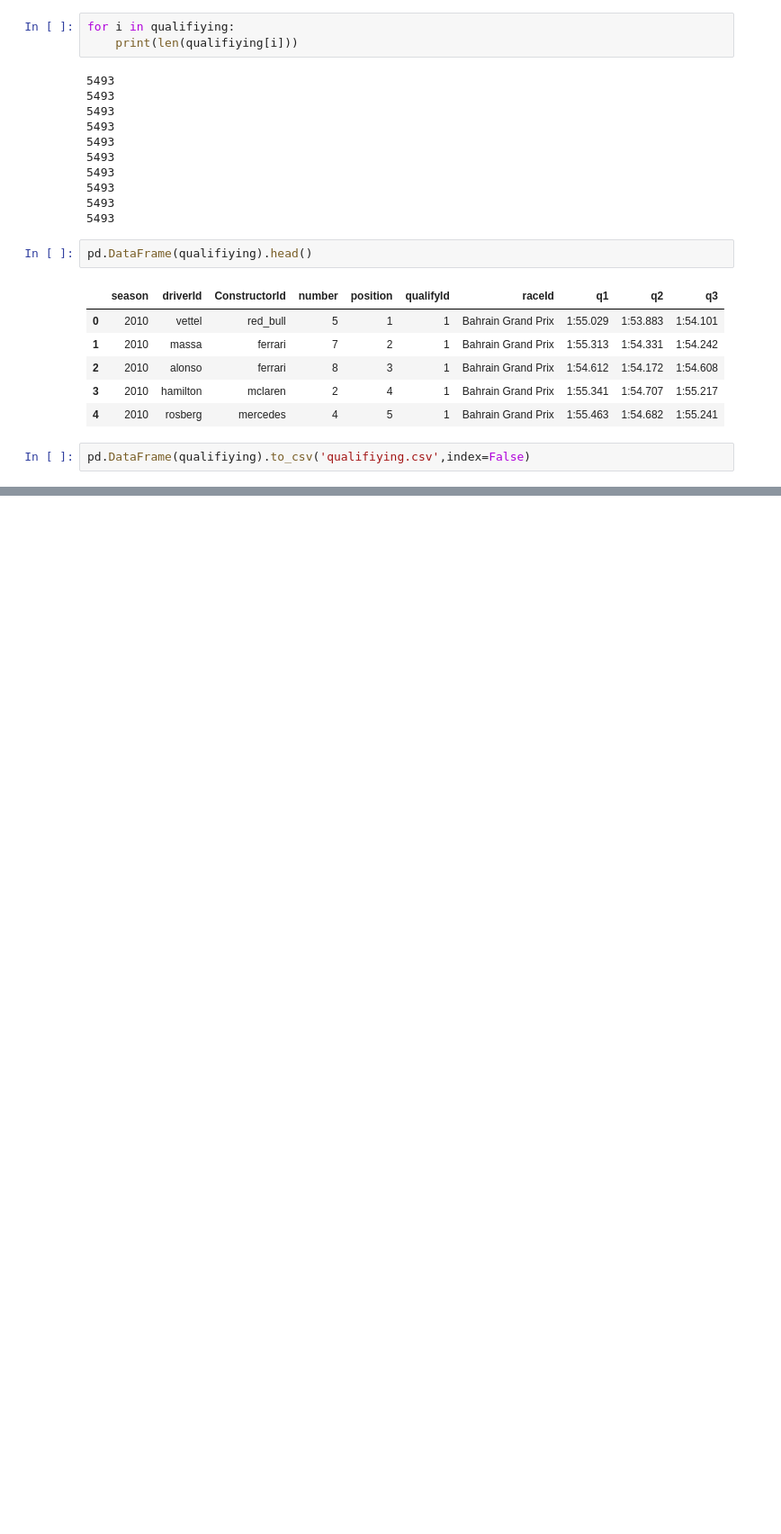
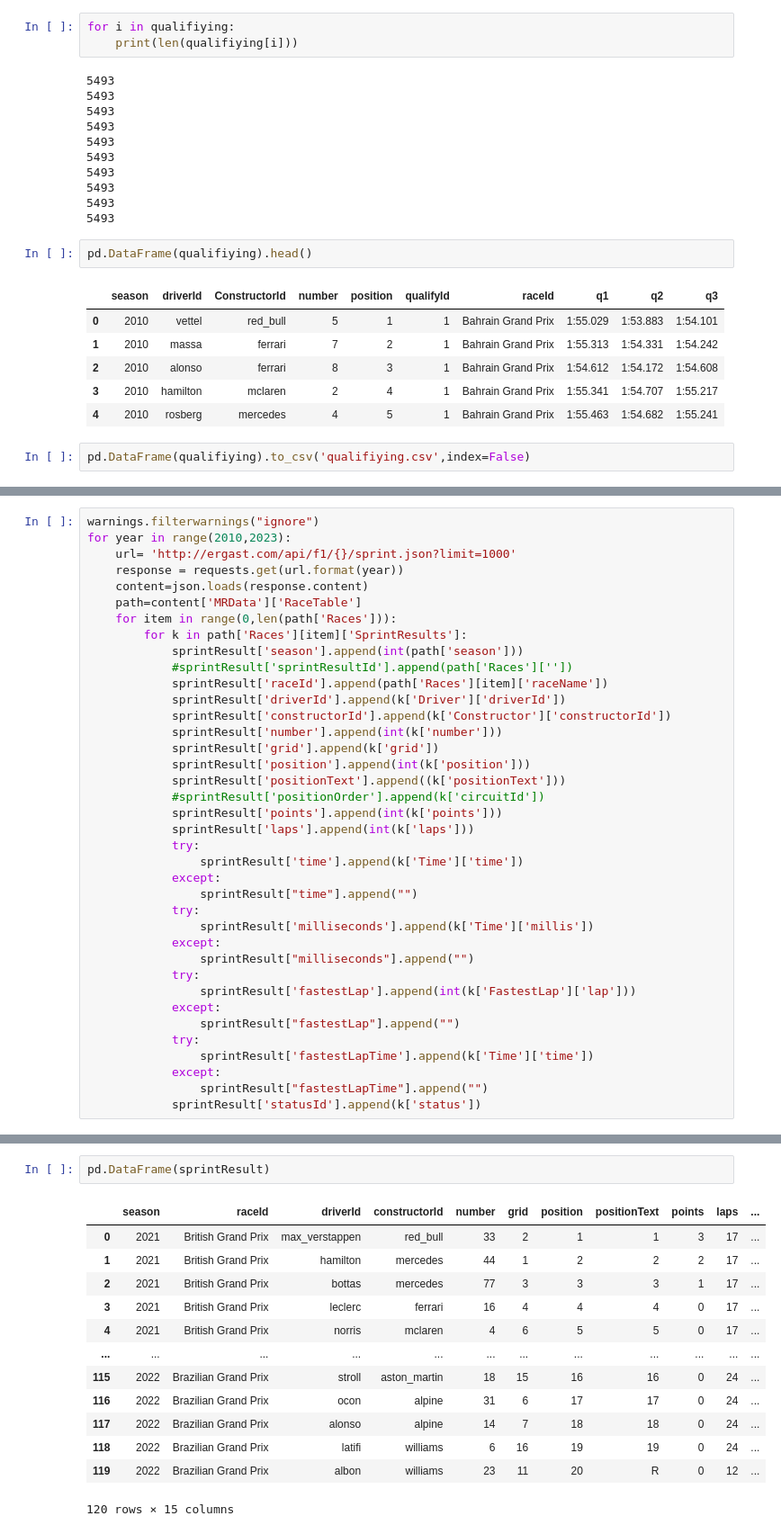
Before and after one commit to jazivegrande/formula-1-data, a Jupyter notebook: f1-analisis.ipynb, the cells around one changed output, grey strips where cells are left out. Shown: that part at 90% size. Cells and saved outputs as stored; diff of their text form; blank space fills up the shorter version.

```diff
--- a/f1-analisis.ipynb
+++ b/f1-analisis.ipynb
@@ -484,0 +534,38 @@ pd.DataFrame(qualifiying).to_csv('qualifiying.csv',index=False)
+# %%
+warnings.filterwarnings("ignore")
+for year in range(2010,2023):
+    url= 'http://ergast.com/api/f1/{}/sprint.json?limit=1000'
+    response = requests.get(url.format(year))
+    content=json.loads(response.content)
+    path=content['MRData']['RaceTable']
+    for item in range(0,len(path['Races'])):
+        for k in path['Races'][item]['SprintResults']:
+            sprintResult['season'].append(int(path['season']))
+            #sprintResult['sprintResultId'].append(path['Races'][''])
+            sprintResult['raceId'].append(path['Races'][item]['raceName'])
+            sprintResult['driverId'].append(k['Driver']['driverId'])
+            sprintResult['constructorId'].append(k['Constructor']['constructorId'])
+            sprintResult['number'].append(int(k['number']))
+            sprintResult['grid'].append(k['grid'])
+            sprintResult['position'].append(int(k['position']))
+            sprintResult['positionText'].append((k['positionText']))
+            #sprintResult['positionOrder'].append(k['circuitId'])
+            sprintResult['points'].append(int(k['points']))
+            sprintResult['laps'].append(int(k['laps']))
+            try:
+                sprintResult['time'].append(k['Time']['time'])
+            except:
+                sprintResult["time"].append("")
+            try:
+                sprintResult['milliseconds'].append(k['Time']['millis'])
+            except:
+                sprintResult["milliseconds"].append("")
+            try:
+                sprintResult['fastestLap'].append(int(k['FastestLap']['lap']))
+            except:
+                sprintResult["fastestLap"].append("")
+            try:
+                sprintResult['fastestLapTime'].append(k['Time']['time'])
+            except:
+                sprintResult["fastestLapTime"].append("")
+            sprintResult['statusId'].append(k['status'])
@@ -484,0 +595,16 @@ pd.DataFrame(qualifiying).to_csv('qualifiying.csv',index=False)
+# %%
+pd.DataFrame(sprintResult)
+# %% [output]
+|  | season | raceId | driverId | constructorId | number | grid | position | positionText | points | laps | ... |
+| 0 | 2021 | British Grand Prix | max_verstappen | red_bull | 33 | 2 | 1 | 1 | 3 | 17 | ... |
+| 1 | 2021 | British Grand Prix | hamilton | mercedes | 44 | 1 | 2 | 2 | 2 | 17 | ... |
+| 2 | 2021 | British Grand Prix | bottas | mercedes | 77 | 3 | 3 | 3 | 1 | 17 | ... |
+| 3 | 2021 | British Grand Prix | leclerc | ferrari | 16 | 4 | 4 | 4 | 0 | 17 | ... |
+| 4 | 2021 | British Grand Prix | norris | mclaren | 4 | 6 | 5 | 5 | 0 | 17 | ... |
+| ... | ... | ... | ... | ... | ... | ... | ... | ... | ... | ... | ... |
+| 115 | 2022 | Brazilian Grand Prix | stroll | aston_martin | 18 | 15 | 16 | 16 | 0 | 24 | ... |
+| 116 | 2022 | Brazilian Grand Prix | ocon | alpine | 31 | 6 | 17 | 17 | 0 | 24 | ... |
+| 117 | 2022 | Brazilian Grand Prix | alonso | alpine | 14 | 7 | 18 | 18 | 0 | 24 | ... |
+| 118 | 2022 | Brazilian Grand Prix | latifi | williams | 6 | 16 | 19 | 19 | 0 | 24 | ... |
+| 119 | 2022 | Brazilian Grand Prix | albon | williams | 23 | 11 | 20 | R | 0 | 12 | ... |
+120 rows × 15 columns
```
Also changed, not shown: parts of 29 cells of this notebook, 5 other files.
